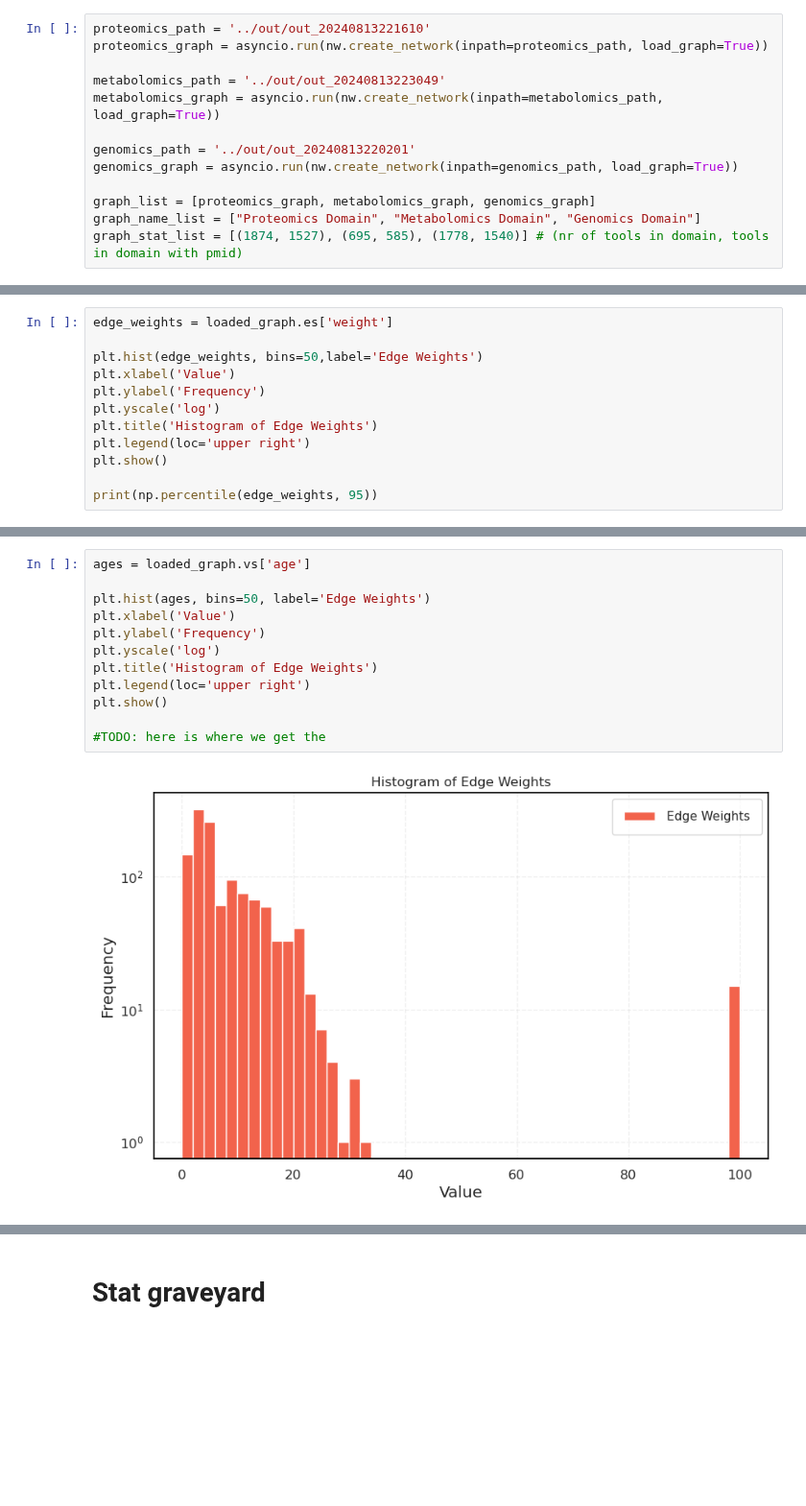
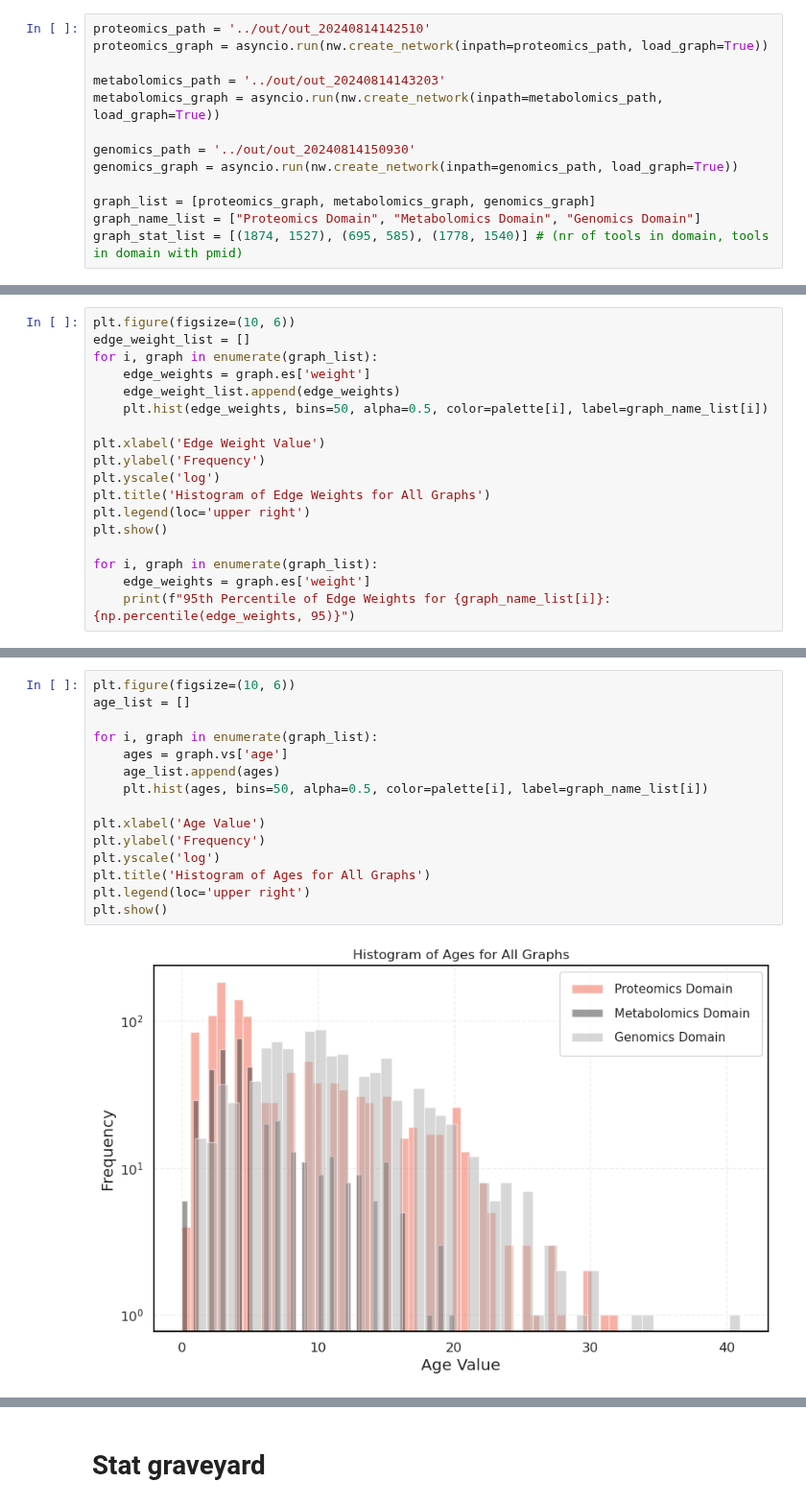
Before and after one commit to Workflomics/pubmetric, a Jupyter notebook: dev-viz-notebooks/graph_statistics.ipynb, the cells around one changed output, grey strips where cells are left out. Shown at 96% size. Cells and saved outputs as stored; diff of their text form; blank space fills up the shorter version.

```diff
--- a/dev-viz-notebooks/graph_statistics.ipynb
+++ b/dev-viz-notebooks/graph_statistics.ipynb
@@ -18,11 +22,11 @@ import pubmetric.network as nw
 # %%
-proteomics_path = '../out/out_20240813221610'
+proteomics_path = '../out/out_20240814142510'
 proteomics_graph = asyncio.run(nw.create_network(inpath=proteomics_path, load_graph=True))
 
-metabolomics_path = '../out/out_20240813223049'
+metabolomics_path = '../out/out_20240814143203'
 metabolomics_graph = asyncio.run(nw.create_network(inpath=metabolomics_path, load_graph=True))
 
-genomics_path = '../out/out_20240813220201'
+genomics_path = '../out/out_20240814150930'
 genomics_graph = asyncio.run(nw.create_network(inpath=genomics_path, load_graph=True))
 
 graph_list = [proteomics_graph, metabolomics_graph, genomics_graph]
@@ -141,13 +136,19 @@ for graph in graph_list
 # %%
-edge_weights = loaded_graph.es['weight']
+plt.figure(figsize=(10, 6))
+edge_weight_list = []
+for i, graph in enumerate(graph_list):
+    edge_weights = graph.es['weight']
+    edge_weight_list.append(edge_weights)
+    plt.hist(edge_weights, bins=50, alpha=0.5, color=palette[i], label=graph_name_list[i])
 
-plt.hist(edge_weights, bins=50,label='Edge Weights')
-plt.xlabel('Value')
+plt.xlabel('Edge Weight Value')
 plt.ylabel('Frequency')
 plt.yscale('log')
-plt.title('Histogram of Edge Weights')
+plt.title('Histogram of Edge Weights for All Graphs')
 plt.legend(loc='upper right')
 plt.show()
 
-print(np.percentile(edge_weights, 95))
+for i, graph in enumerate(graph_list):
+    edge_weights = graph.es['weight']
+    print(f"95th Percentile of Edge Weights for {graph_name_list[i]}: {np.percentile(edge_weights, 95)}")
 # %% [output]
@@ -156,14 +159,17 @@ print(np.percentile(edge_weights, 95))
 # %%
-ages = loaded_graph.vs['age']
+plt.figure(figsize=(10, 6))
+age_list = []
 
-plt.hist(ages, bins=50, label='Edge Weights')
-plt.xlabel('Value')
+for i, graph in enumerate(graph_list):
+    ages = graph.vs['age']
+    age_list.append(ages)
+    plt.hist(ages, bins=50, alpha=0.5, color=palette[i], label=graph_name_list[i])
+
+plt.xlabel('Age Value')
 plt.ylabel('Frequency')
 plt.yscale('log')
-plt.title('Histogram of Edge Weights')
+plt.title('Histogram of Ages for All Graphs')
 plt.legend(loc='upper right')
 plt.show()
-
-#TODO: here is where we get the
 # %% [output]
-[figure, old version]
+[figure, new version]
```
Also changed, not shown: parts of 15 cells of this notebook, 5 other files.
